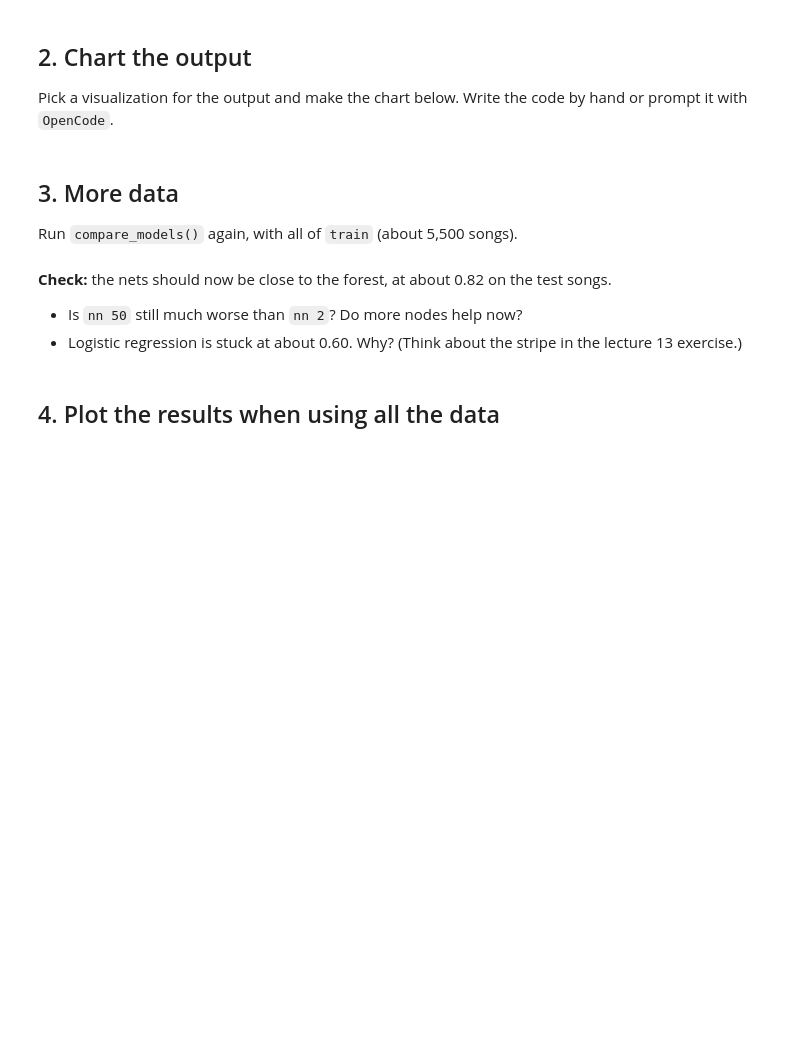
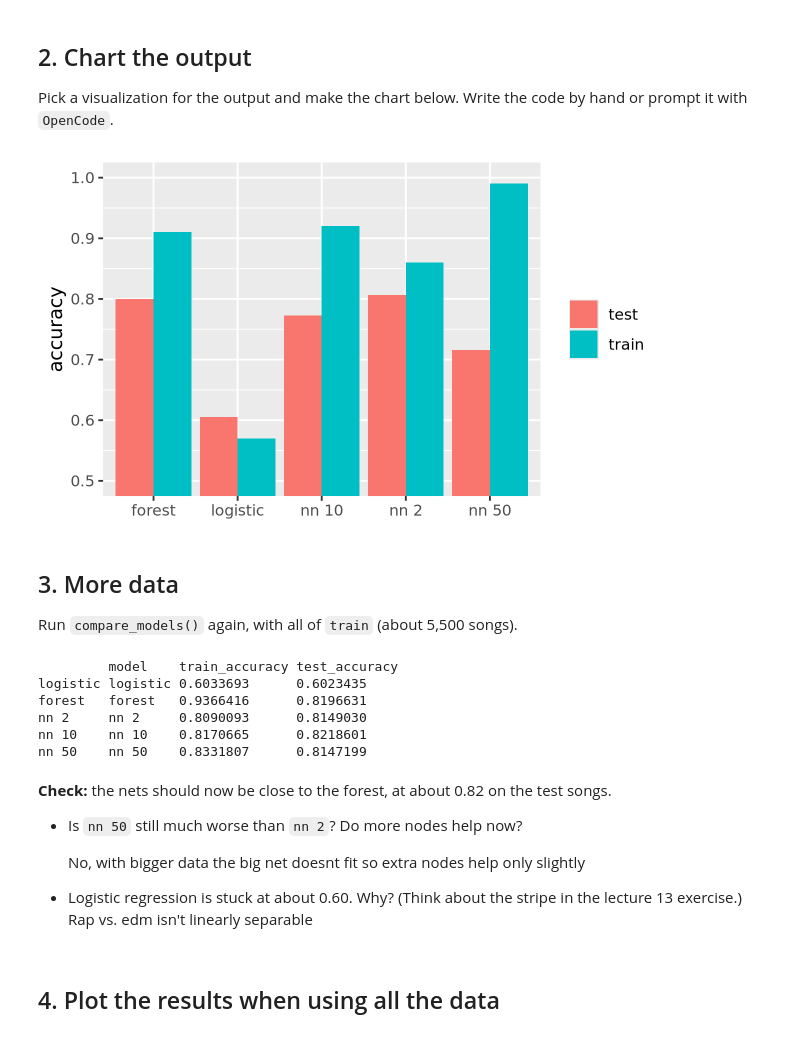
Before and after one commit to adithi-sri/codespace, a Jupyter notebook: exercises/16-nn-exercise.ipynb, the cells around one changed output. Saved outputs shown, nothing was run; the diff lists cells and outputs as text; code cells hidden in the pictures; blank space fills up the shorter version.

```diff
--- a/exercises/16-nn-exercise.ipynb
+++ b/exercises/16-nn-exercise.ipynb
@@ -104,15 +132,40 @@ results_small
 Pick a visualization for the output and make the chart below. Write the code by hand or prompt it with `OpenCode`.
 # %%
 # Chart code goes here
+
+results_small |>
+    pivot_longer(c(train_accuracy, test_accuracy),
+names_to = 'set', values_to = 'accuracy') |>
+    mutate(set = ifelse(set == 'train_accuracy', 'train', 'test')) |>
+    ggplot(aes(x = model, y = accuracy, fill = set)) +
+    geom_col(position = 'dodge') +
+    coord_cartesian(ylim = c(0.5, 1)) +
+    labs(fill = NULL, y = 'accuracy', x = NULL)
+# %% [output]
+[figure, added]
 # %% [markdown]
 ## 3. More data
 
 Run `compare_models()` again, with all of `train` (about 5,500 songs).
+# %%
+results_full <- compare_models(train)
+results_full
+# %% [output]
+         model    train_accuracy test_accuracy
+logistic logistic 0.6033693      0.6023435
+forest   forest   0.9366416      0.8196631
+nn 2     nn 2     0.8090093      0.8149030
+nn 10    nn 10    0.8170665      0.8218601
+nn 50    nn 50    0.8331807      0.8147199
 # %% [markdown]
 **Check:** the nets should now be close to the forest, at about 0.82 on the test songs.
 
 - Is `nn 50` still much worse than `nn 2`? Do more nodes help now?
+
+  No, with bigger data the big net doesnt fit so extra nodes help only slightly
+
 - Logistic regression is stuck at about 0.60. Why? (Think about the stripe in the lecture 13 exercise.)
+Rap vs. edm isn't linearly separable
 # %% [markdown]
 ## 4. Plot the results when using all the data
 # %%
```
Also changed, not shown: parts of 5 cells of this notebook.
